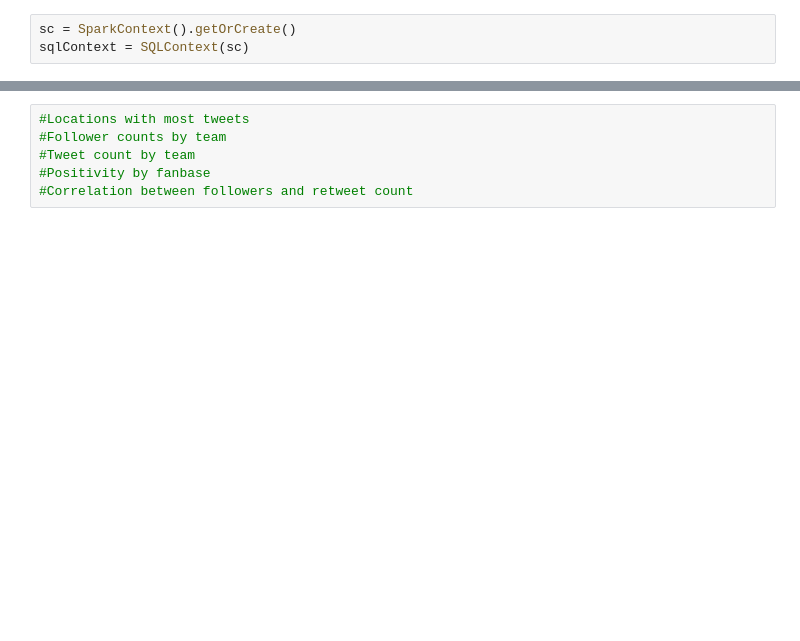
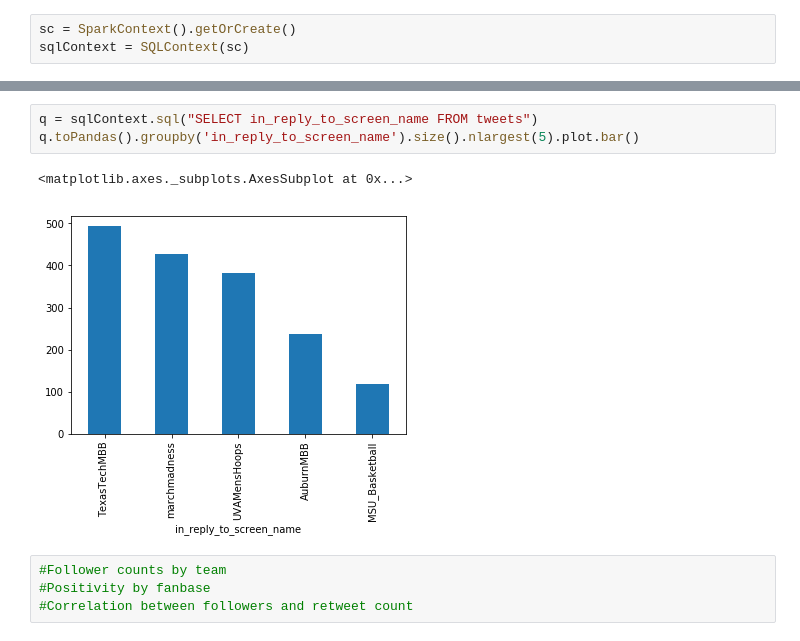
Before and after one commit to rflata/BigData, a Jupyter notebook: twitter_data_analysis.ipynb, the cells around one changed output, grey strips where cells are left out. Saved outputs shown, nothing was run; the diff lists cells and outputs as text; blank space fills up the shorter version.

```diff
--- a/twitter_data_analysis.ipynb
+++ b/twitter_data_analysis.ipynb
@@ -23,7 +26,11 @@ top_10_follow.plot.bar(x = 'name')
+# %%
+q = sqlContext.sql("SELECT in_reply_to_screen_name FROM tweets")
+q.toPandas().groupby('in_reply_to_screen_name').size().nlargest(5).plot.bar()
+# %% [output]
+<matplotlib.axes._subplots.AxesSubplot at 0x...>
+[figure, added]
 # %%
-#Locations with most tweets
 #Follower counts by team
-#Tweet count by team
 #Positivity by fanbase
 #Correlation between followers and retweet count
 # %%
```
Also changed, not shown: parts of 15 cells of this notebook.
